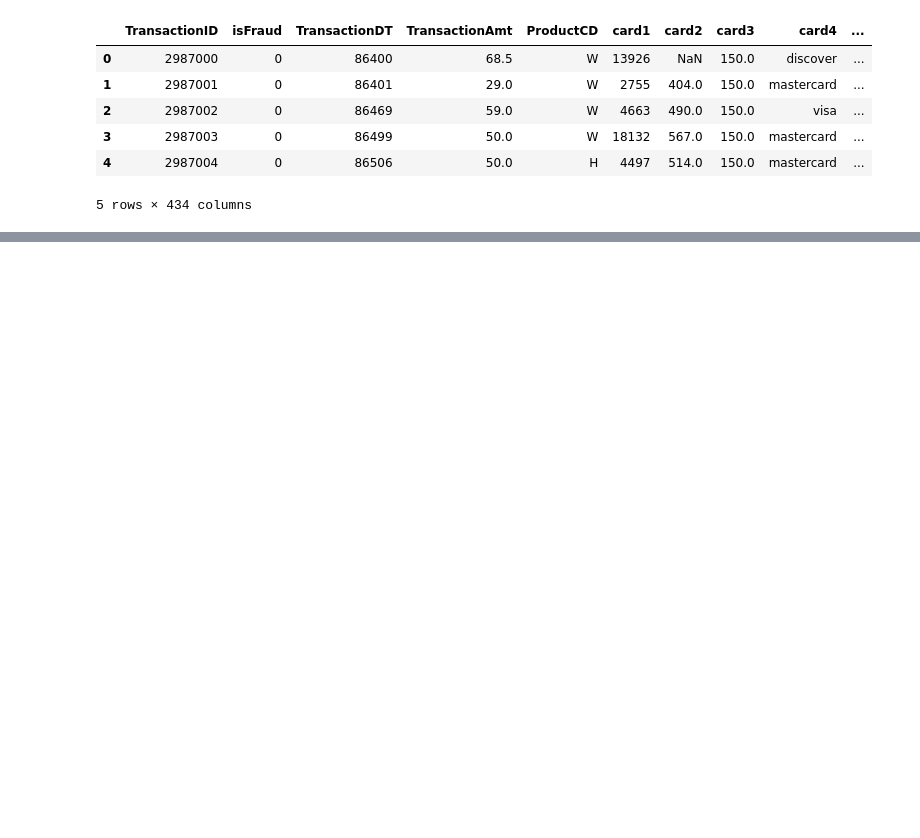
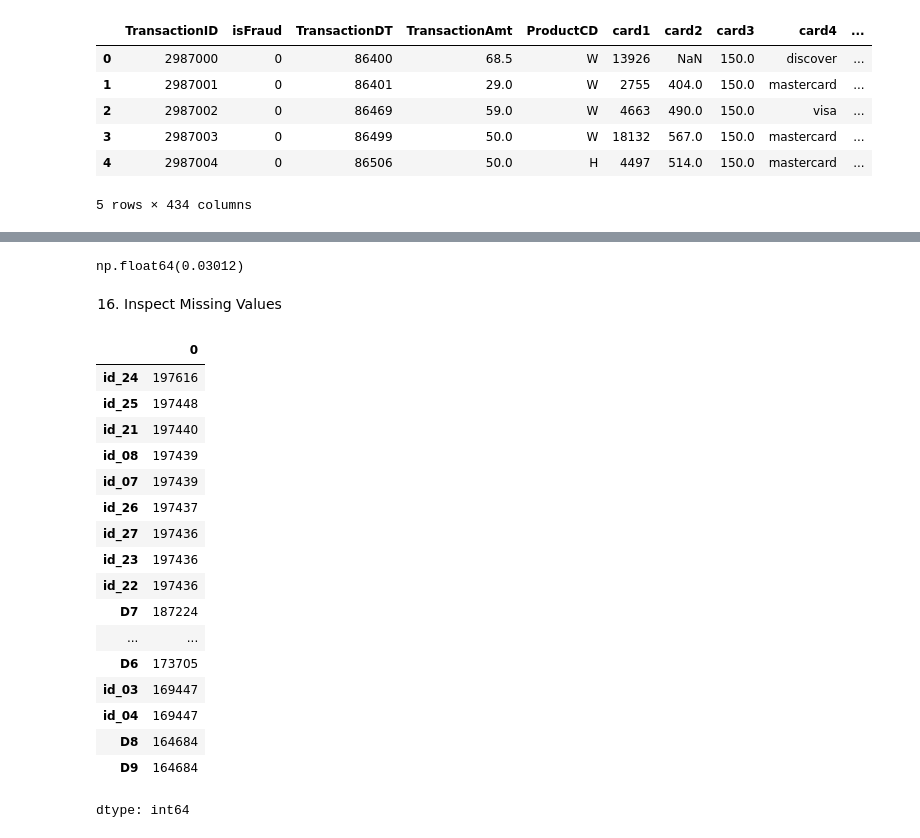
Before and after one commit to AnshulBanda/Capstone, a Jupyter notebook: fraud_detection/notebooks/Capstone1.ipynb, the cells around one changed output, grey strips where cells are left out. Cells and saved outputs as stored; diff of their text form; code cells hidden in the pictures; blank space fills up the shorter version.

```diff
--- a/fraud_detection/notebooks/Capstone1.ipynb
+++ b/fraud_detection/notebooks/Capstone1.ipynb
@@ -162,0 +180,28 @@ df_full.head()
+# %%
+df_full["isFraud"].mean()
+# %% [output]
+np.float64(0.03012)
+# %% [markdown]
+16. Inspect Missing Values
+# %%
+missing = df_full.isnull().sum().sort_values(ascending=False)
+missing.head(20)
+# %% [output]
+|  | 0 |
+| id_24 | 197616 |
+| id_25 | 197448 |
+| id_21 | 197440 |
+| id_08 | 197439 |
+| id_07 | 197439 |
+| id_26 | 197437 |
+| id_27 | 197436 |
+| id_23 | 197436 |
+| id_22 | 197436 |
+| D7 | 187224 |
+| ... | ... |
+| D6 | 173705 |
+| id_03 | 169447 |
+| id_04 | 169447 |
+| D8 | 164684 |
+| D9 | 164684 |
+dtype: int64
```
Also changed, not shown: parts of 32 cells of this notebook.
